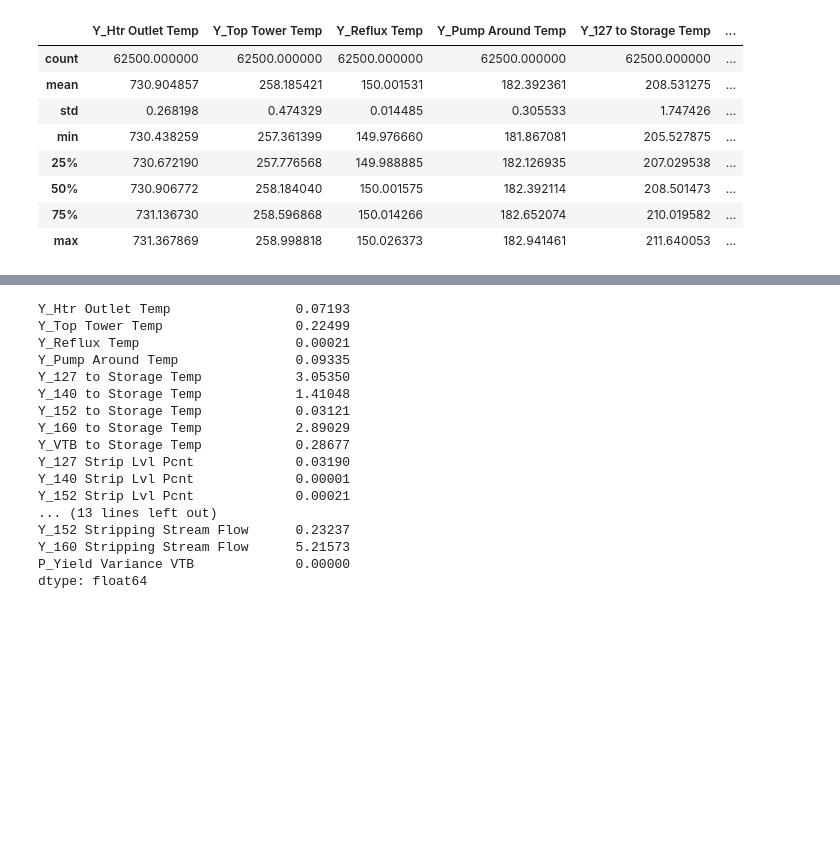
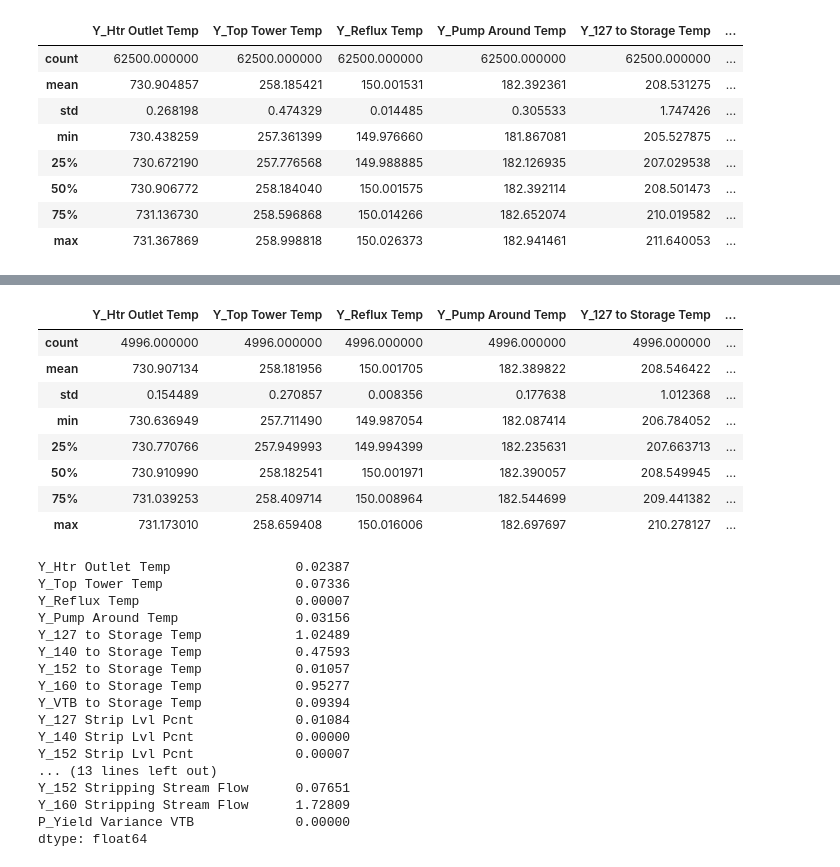
Before and after one commit to JPHebert32/MPO, a Jupyter notebook: data.ipynb, the cells around one changed output, grey strips where cells are left out. Saved outputs shown, nothing was run; the diff lists cells and outputs as text; code cells hidden in the pictures; blank space fills up the shorter version.

```diff
--- a/data.ipynb
+++ b/data.ipynb
@@ -874,0 +901,14 @@ best_data_sim_250K.describe()
+# %%
+#from sklearn import linear_model
+from sklearn.neighbors import KNeighborsRegressor
+from sklearn.ensemble import RandomForestRegressor
+
+modelRF = RandomForestRegressor(n_estimators=1000, random_state=42)
+
+
+print(modelRF)
+modelRF.fit(X_train, y_train)
+
+# Use the model predict method on the test data
+predictionsRF = modelRF.predict(X_sim_125K)
+print(f'Minimum Predicted VTB: {min(predictionsRF)}' )
@@ -874,0 +924,4 @@ best_data_sim_250K.describe()
+# %%
+#predictionsRF
+simulated_125K['P_Yield Variance VTB'] = predictionsRF
+simulated_125K['P_Yield Variance VTB'].describe()
@@ -874,0 +938,10 @@ best_data_sim_250K.describe()
+# %%
+vtb_describe = simulated_125K['P_Yield Variance VTB'].describe()
+# %%
+bins = [0,vtb_describe[4],vtb_describe[5],vtb_describe[6],vtb_describe[7]]
+
+# Create the names for the five bins
+group_names = ["Best", "Better", "Acceptable", "Not Acceptable"]
+
+simulated_125K["VTB Results"] = pd.cut(simulated_250K['P_Yield Variance VTB'], bins, labels=group_names, include_lowest=True)
+simulated_125K.head()
@@ -874,0 +955,15 @@ best_data_sim_250K.describe()
+# %%
+best_data_sim_125K = simulated_125K[simulated_125K["VTB Results"] == 'Best']
+pd.set_option('display.max_columns', None)
+
+best_data_sim_125K.describe()
+# %% [output]
+|  | Y_Htr Outlet Temp | Y_Top Tower Temp | Y_Reflux Temp | Y_Pump Around Temp | Y_127 to Storage Temp | ... |
+| count | 4996.000000 | 4996.000000 | 4996.000000 | 4996.000000 | 4996.000000 | ... |
+| mean | 730.907134 | 258.181956 | 150.001705 | 182.389822 | 208.546422 | ... |
+| std | 0.154489 | 0.270857 | 0.008356 | 0.177638 | 1.012368 | ... |
+| min | 730.636949 | 257.711490 | 149.987054 | 182.087414 | 206.784052 | ... |
+| 25% | 730.770766 | 257.949993 | 149.994399 | 182.235631 | 207.663713 | ... |
+| 50% | 730.910990 | 258.182541 | 150.001971 | 182.390057 | 208.549945 | ... |
+| 75% | 731.039253 | 258.409714 | 150.008964 | 182.544699 | 209.441382 | ... |
+| max | 731.173010 | 258.659408 | 150.016006 | 182.697697 | 210.278127 | ... |
@@ -875,20 +974,20 @@ best_data_sim_250K.describe()
 # %%
-round(best_data_sim_250K.var(), 5)
+round(best_data_sim_125K.var(), 5)
 # %% [output]
-Y_Htr Outlet Temp                0.07193
-Y_Top Tower Temp                 0.22499
-Y_Reflux Temp                    0.00021
-Y_Pump Around Temp               0.09335
-Y_127 to Storage Temp            3.05350
-Y_140 to Storage Temp            1.41048
-Y_152 to Storage Temp            0.03121
-Y_160 to Storage Temp            2.89029
-Y_VTB to Storage Temp            0.28677
-Y_127 Strip Lvl Pcnt             0.03190
-Y_140 Strip Lvl Pcnt             0.00001
-Y_152 Strip Lvl Pcnt             0.00021
+Y_Htr Outlet Temp                0.02387
+Y_Top Tower Temp                 0.07336
+Y_Reflux Temp                    0.00007
+Y_Pump Around Temp               0.03156
+Y_127 to Storage Temp            1.02489
+Y_140 to Storage Temp            0.47593
+Y_152 to Storage Temp            0.01057
+Y_160 to Storage Temp            0.95277
+Y_VTB to Storage Temp            0.09394
+Y_127 Strip Lvl Pcnt             0.01084
+Y_140 Strip Lvl Pcnt             0.00000
+Y_152 Strip Lvl Pcnt             0.00007
 ... (13 lines left out)
-Y_152 Stripping Stream Flow      0.23237
-Y_160 Stripping Stream Flow      5.21573
+Y_152 Stripping Stream Flow      0.07651
+Y_160 Stripping Stream Flow      1.72809
 P_Yield Variance VTB             0.00000
 dtype: float64
```
Also changed, not shown: parts of 22 cells of this notebook, 1 other file.
